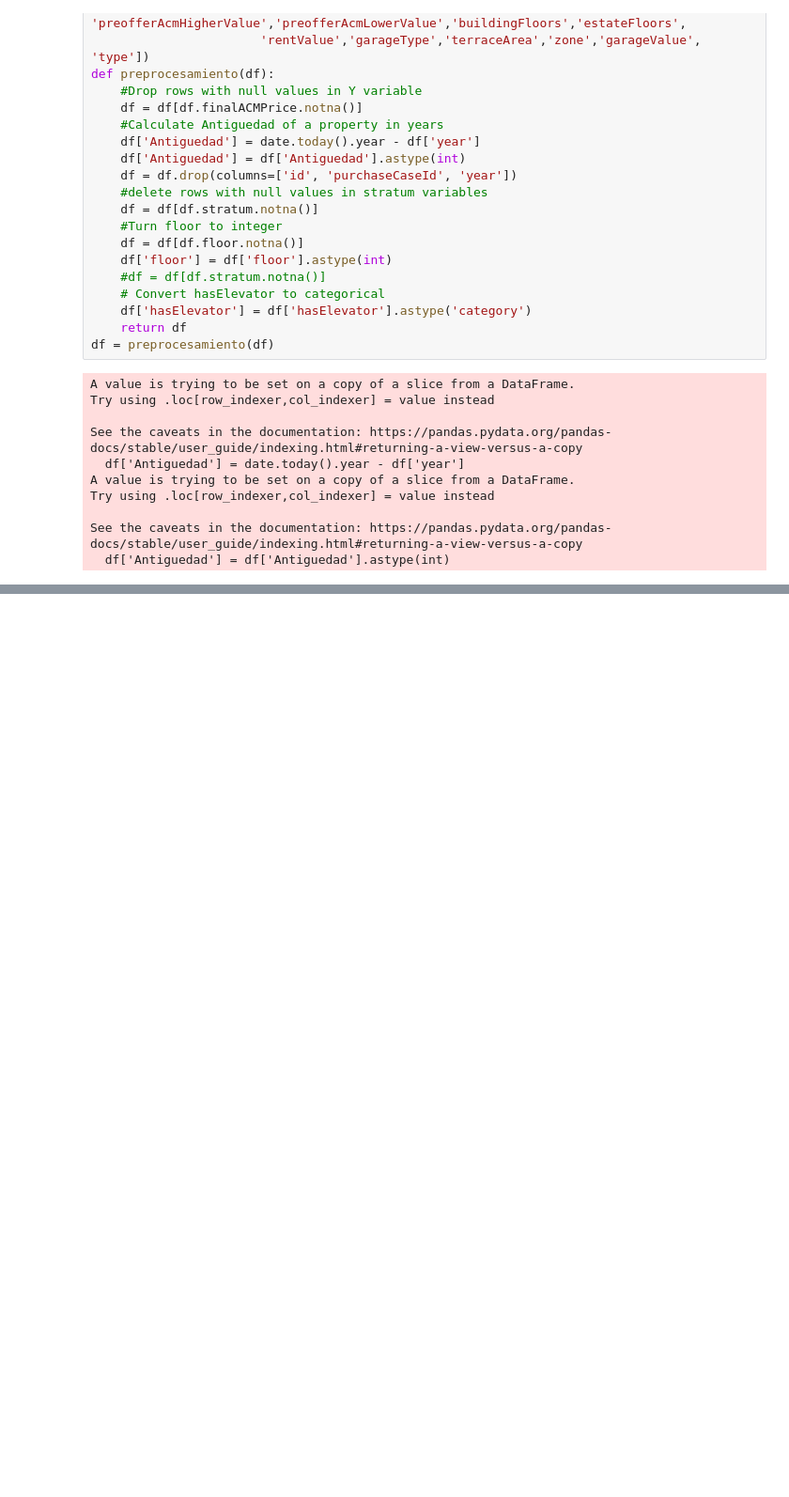
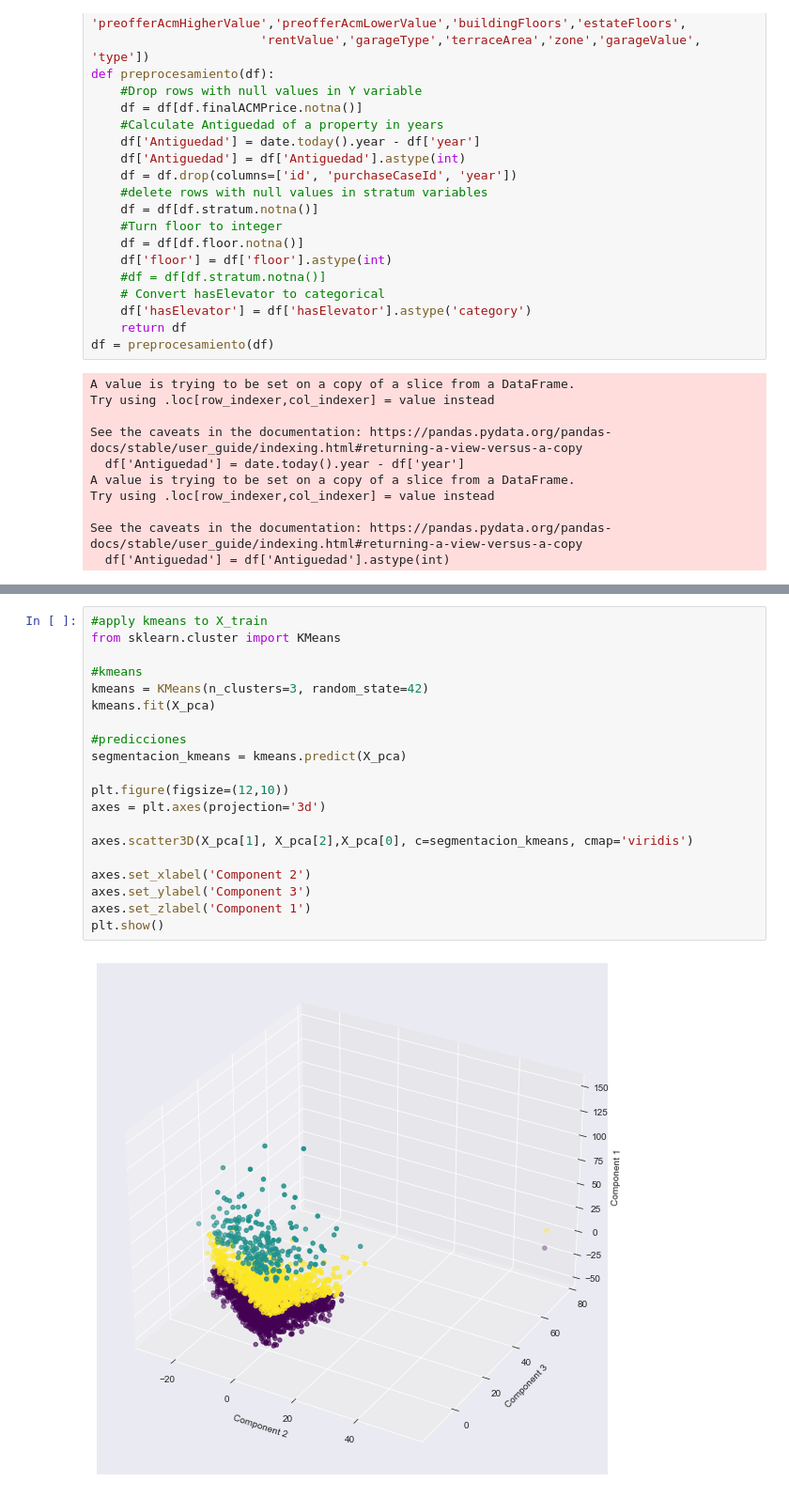
Before and after one commit to luisab26/MIAD_ANS_TEAM22, a Jupyter notebook: Training/Segmentacion/v2_Modelo Segmentacion.ipynb, the cells around one changed output, grey strips where cells are left out. Shown at 94% size. Cells and saved outputs as stored; diff of their text form; blank space fills up the shorter version.

```diff
--- a/Training/Segmentacion/v2_Modelo Segmentacion.ipynb
+++ b/Training/Segmentacion/v2_Modelo Segmentacion.ipynb
@@ -42,0 +109,22 @@ See the caveats in the documentation: https://pandas.pydata.org/pandas-docs/stab
+# %%
+#apply kmeans to X_train
+from sklearn.cluster import KMeans
+
+#kmeans
+kmeans = KMeans(n_clusters=3, random_state=42)
+kmeans.fit(X_pca)
+
+#predicciones
+segmentacion_kmeans = kmeans.predict(X_pca)
+
+plt.figure(figsize=(12,10))
+axes = plt.axes(projection='3d')
+
+axes.scatter3D(X_pca[1], X_pca[2],X_pca[0], c=segmentacion_kmeans, cmap='viridis')
+
+axes.set_xlabel('Component 2')
+axes.set_ylabel('Component 3')
+axes.set_zlabel('Component 1')
+plt.show()
+# %% [output]
+[figure, added]
```
Also changed, not shown: parts of 19 cells of this notebook, 3 other files.
